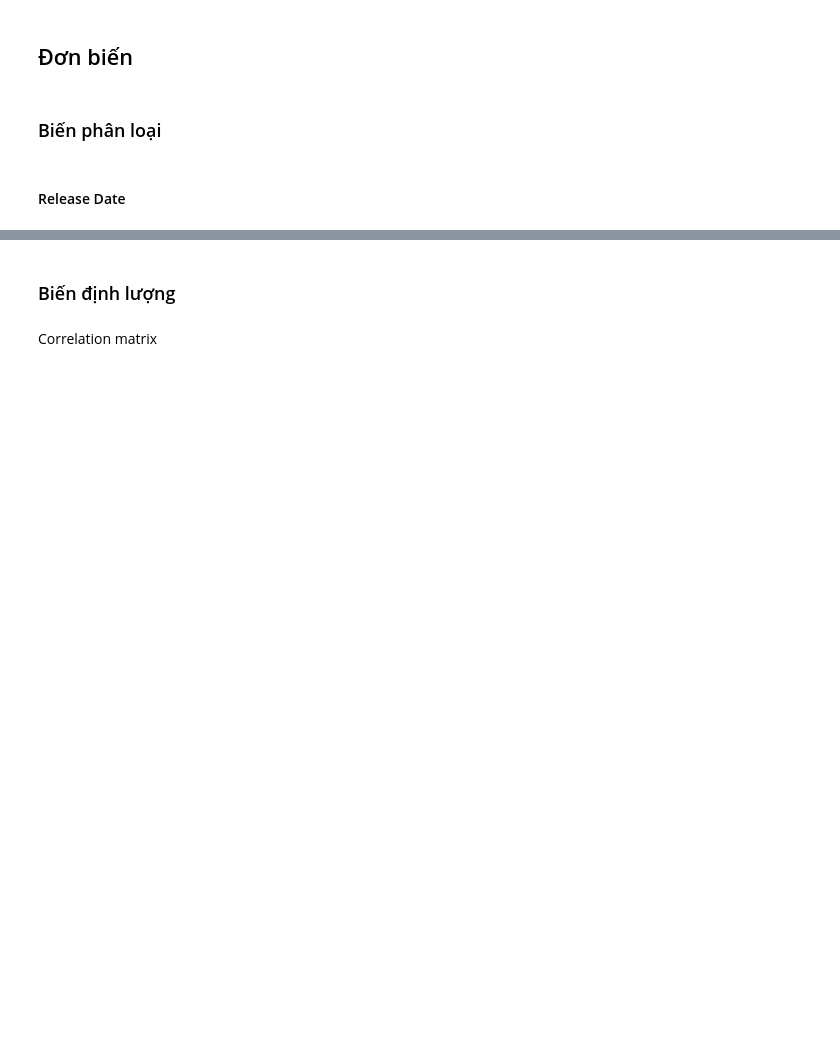
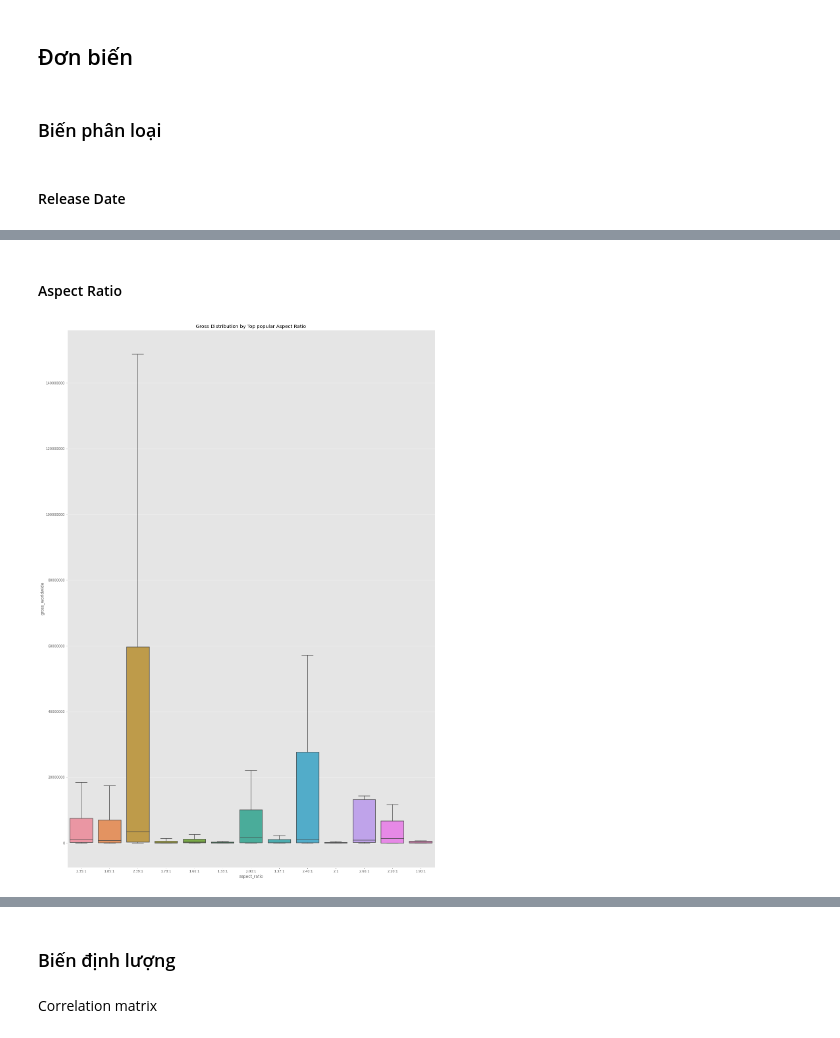
Before and after one commit to icyj1003/imdb-movies-gross, a Jupyter notebook: eda - final.ipynb, the cells around one changed output, grey strips where cells are left out. Cells and saved outputs as stored; diff of their text form; code cells hidden in the pictures; blank space fills up the shorter version.

```diff
--- a/eda - final.ipynb
+++ b/eda - final.ipynb
@@ -181,0 +181,12 @@ plt.show()
+# %% [markdown]
+#### Aspect Ratio
+# %%
+fig_dims = (20, 30)
+fig, ax = plt.subplots(figsize=fig_dims)
+sns.boxplot(y=df["gross_worldwide"], x=df["aspect_ratio"],showfliers=False, order=df.aspect_ratio.value_counts().index[0:13])
+plt.ticklabel_format(style='plain', axis='y')
+plt.title('Gross Distribution by Top popular Aspect Ratio')
+plt.savefig('./graphs/don_bien/phan_loai/gross_by_ar', bbox_inches='tight')
+plt.show()
+# %% [output]
+[figure, added]
```
Also changed, not shown: parts of 25 cells of this notebook, 29 other files.
